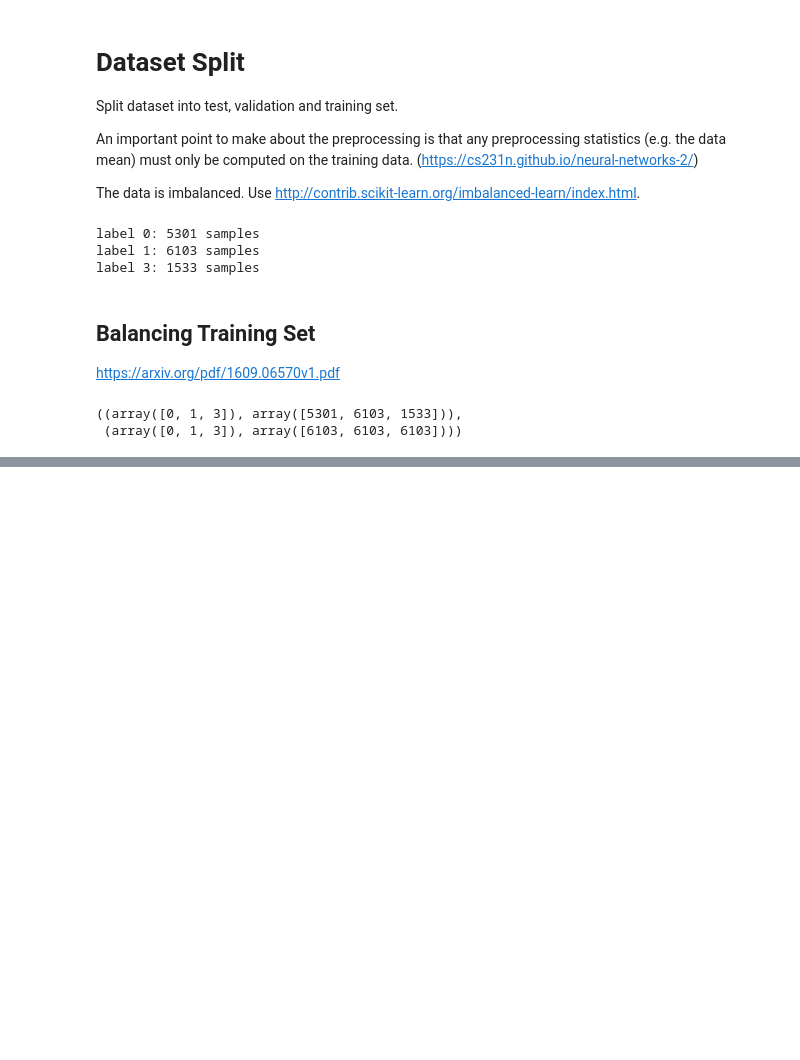
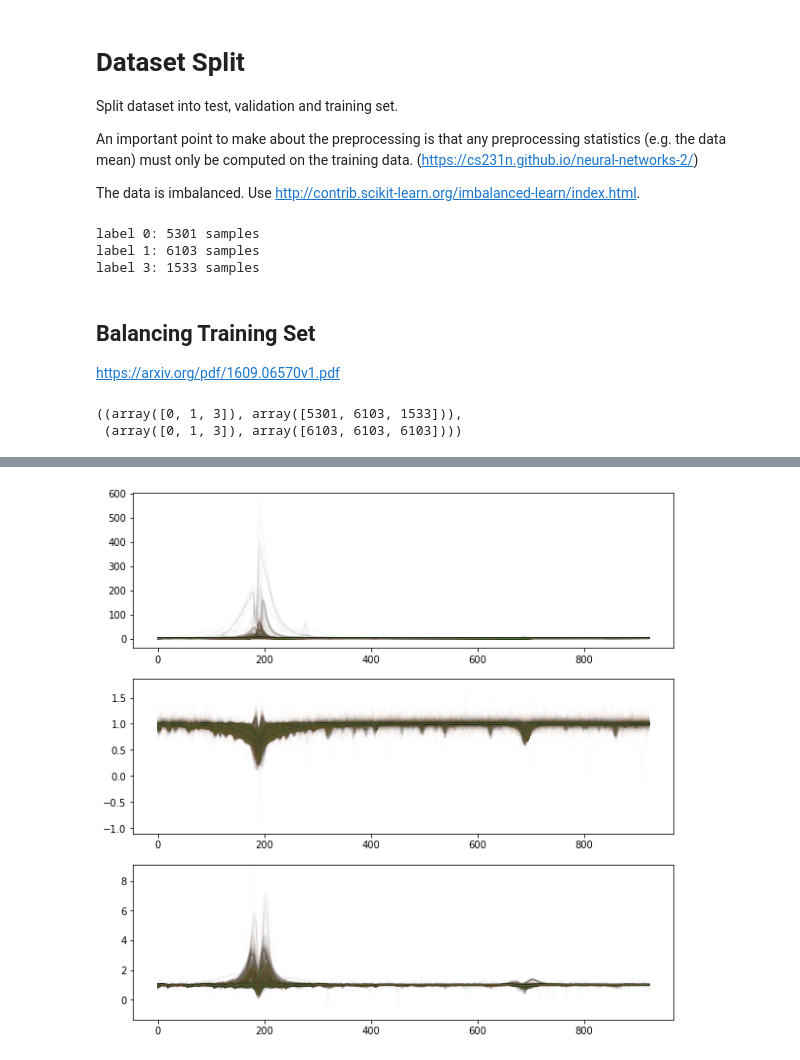
Before and after one commit to podondra/bt-spectraldl, a Jupyter notebook: notebooks/06-dataset-split.ipynb, the cells around one changed output, grey strips where cells are left out. Saved outputs shown, nothing was run; the diff lists cells and outputs as text; code cells hidden in the pictures; blank space fills up the shorter version.

Commit message:
Add plots of data

```diff
--- a/notebooks/06-dataset-split.ipynb
+++ b/notebooks/06-dataset-split.ipynb
@@ -59,3 +59,12 @@ np.unique(y_tr, return_counts=True), np.unique(y_val, return_counts=True), np.un
+# %%
+fig, axs = plt.subplots(3, 1, figsize=(10, 10))
+
+for label, ax in zip([0, 1, 3], axs):
+    idxs = y_bal == label
+    for x in X_bal[idxs]:
+        ax.plot(x, alpha=0.01)
+# %% [output]
+[figure, added]
 # %%
 try:
     del f['X_tr']
```
Also changed, not shown: parts of 1 cell of this notebook.
